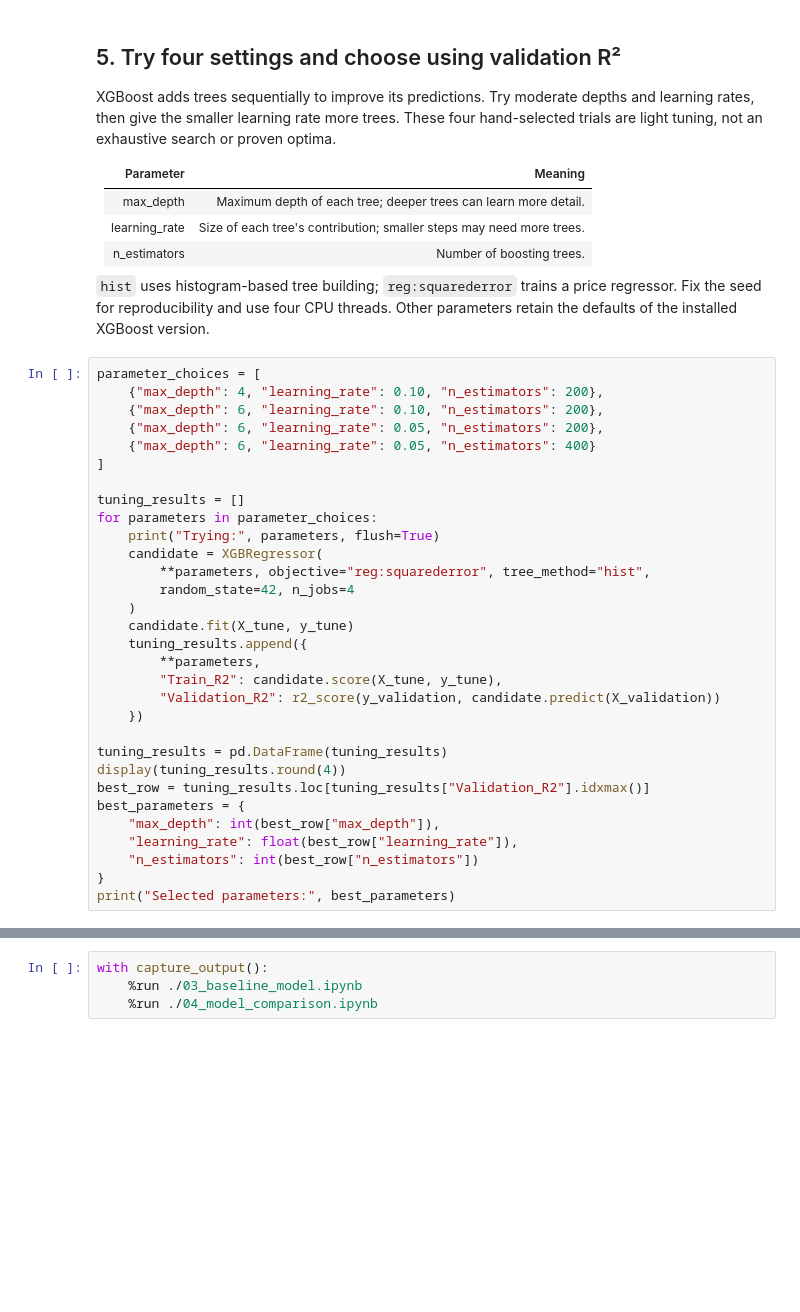
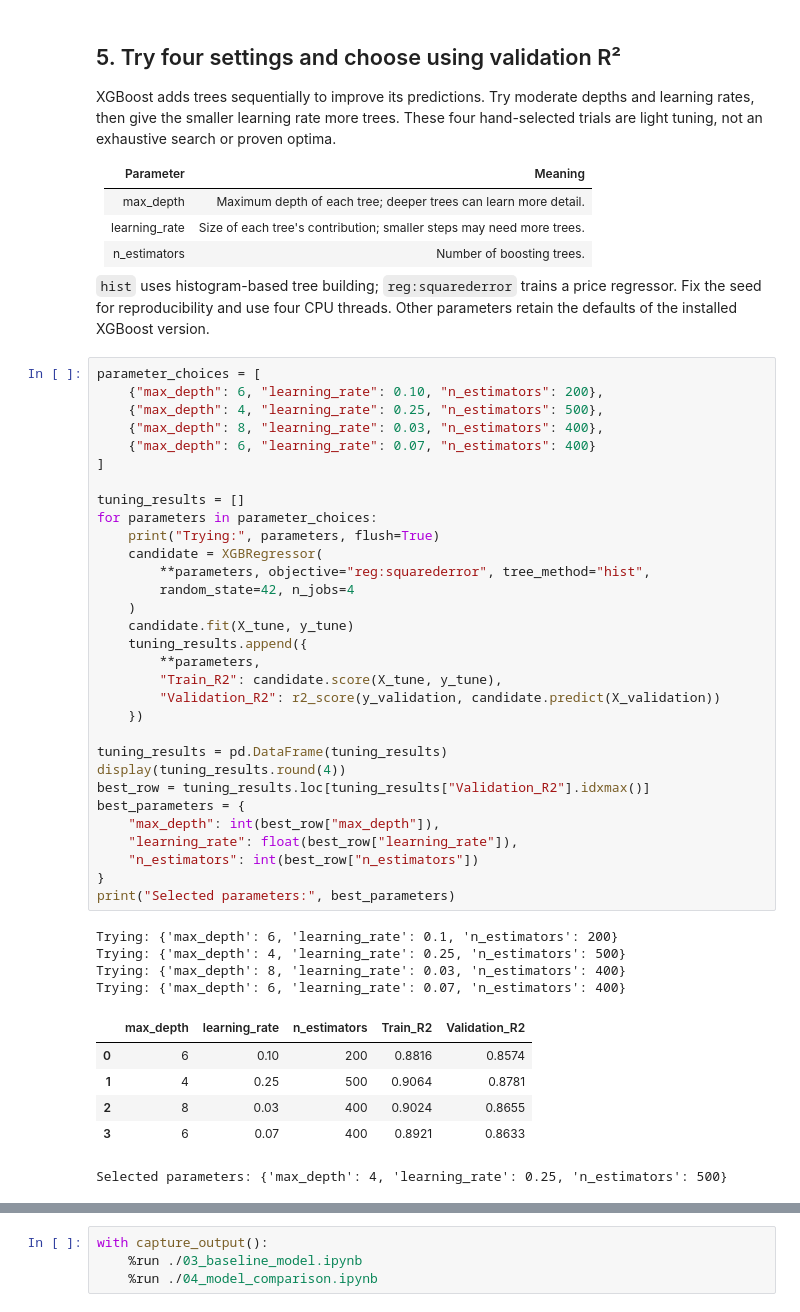
Before and after one commit to watafij1/IDX-Exchange-Data-Science, a Jupyter notebook: notebooks/05_advanced_models.ipynb, the cells around one changed output, grey strips where cells are left out. Cells and saved outputs as stored; diff of their text form; blank space fills up the shorter version.

```diff
--- a/notebooks/05_advanced_models.ipynb
+++ b/notebooks/05_advanced_models.ipynb
@@ -133,35 +139,46 @@ regressor. Fix the seed for reproducibility and use four CPU threads. Other
 parameters retain the defaults of the installed XGBoost version.
 # %%
 parameter_choices = [
-    {"max_depth": 4, "learning_rate": 0.10, "n_estimators": 200},
     {"max_depth": 6, "learning_rate": 0.10, "n_estimators": 200},
-    {"max_depth": 6, "learning_rate": 0.05, "n_estimators": 200},
-    {"max_depth": 6, "learning_rate": 0.05, "n_estimators": 400}
+    {"max_depth": 4, "learning_rate": 0.25, "n_estimators": 500},
+    {"max_depth": 8, "learning_rate": 0.03, "n_estimators": 400},
+    {"max_depth": 6, "learning_rate": 0.07, "n_estimators": 400}
 ]
 
 tuning_results = []
 for parameters in parameter_choices:
     print("Trying:", parameters, flush=True)
     candidate = XGBRegressor(
         **parameters, objective="reg:squarederror", tree_method="hist",
         random_state=42, n_jobs=4
     )
     candidate.fit(X_tune, y_tune)
     tuning_results.append({
         **parameters,
         "Train_R2": candidate.score(X_tune, y_tune),
         "Validation_R2": r2_score(y_validation, candidate.predict(X_validation))
     })
 
 tuning_results = pd.DataFrame(tuning_results)
 display(tuning_results.round(4))
 best_row = tuning_results.loc[tuning_results["Validation_R2"].idxmax()]
 best_parameters = {
     "max_depth": int(best_row["max_depth"]),
     "learning_rate": float(best_row["learning_rate"]),
     "n_estimators": int(best_row["n_estimators"])
 }
 print("Selected parameters:", best_parameters)
+# %% [output]
+Trying: {'max_depth': 6, 'learning_rate': 0.1, 'n_estimators': 200}
+Trying: {'max_depth': 4, 'learning_rate': 0.25, 'n_estimators': 500}
+Trying: {'max_depth': 8, 'learning_rate': 0.03, 'n_estimators': 400}
+Trying: {'max_depth': 6, 'learning_rate': 0.07, 'n_estimators': 400}
+|  | max_depth | learning_rate | n_estimators | Train_R2 | Validation_R2 |
+| 0 | 6 | 0.10 | 200 | 0.8816 | 0.8574 |
+| 1 | 4 | 0.25 | 500 | 0.9064 | 0.8781 |
+| 2 | 8 | 0.03 | 400 | 0.9024 | 0.8655 |
+| 3 | 6 | 0.07 | 400 | 0.8921 | 0.8633 |
+Selected parameters: {'max_depth': 4, 'learning_rate': 0.25, 'n_estimators': 500}
 # %% [markdown]
 ## 6. Reuse the baseline and model-comparison notebooks
 
```
Also changed, not shown: parts of 8 cells of this notebook, 2 other files.
